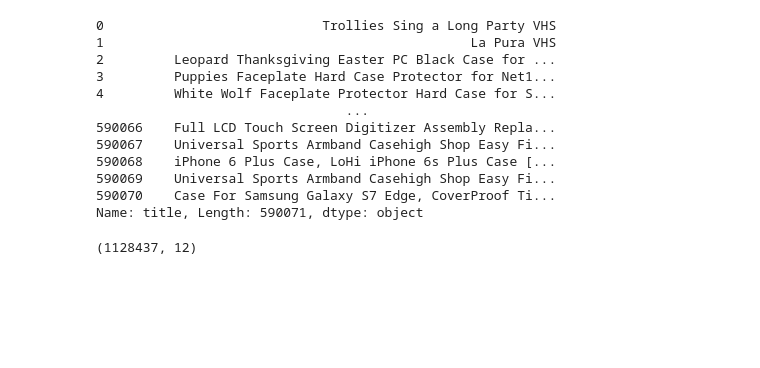
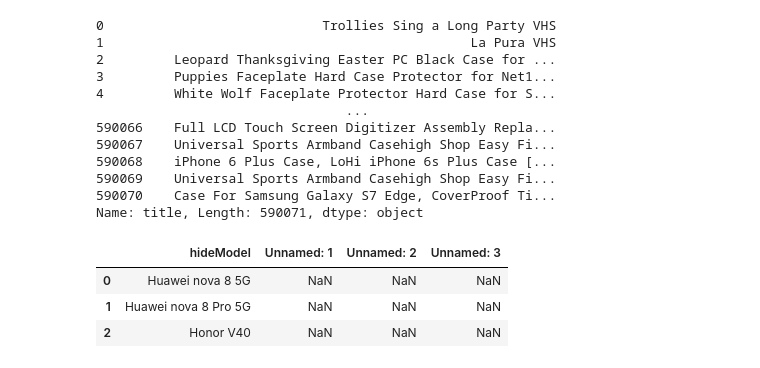
Before and after one commit to arjunjanamatti/recommend_system, a Jupyter notebook: youtube_videos/form_data.ipynb, the cells around one changed output. Saved outputs shown, nothing was run; the diff lists cells and outputs as text; code cells hidden in the pictures; blank space fills up the shorter version.

Commit message:
get csv of mobile model names

```diff
--- a/youtube_videos/Untitled.ipynb
+++ b/youtube_videos/form_data.ipynb
@@ -54,7 +54,11 @@ meta_cel_phones.title
 590069    Universal Sports Armband Casehigh Shop Easy Fi...
 590070    Case For Samsung Galaxy S7 Edge, CoverProof Ti...
 Name: title, Length: 590071, dtype: object
-# %%
-cel_phones.shape
-# %% [output]
-(1128437, 12)
+# %%
+mobile_df = pd.read_excel('../Data/mobile_phone_names.xlsx')
+mobile_df.head(3)
+# %% [output]
+|  | hideModel | Unnamed: 1 | Unnamed: 2 | Unnamed: 3 |
+| 0 | Huawei nova 8 5G | NaN | NaN | NaN |
+| 1 | Huawei nova 8 Pro 5G | NaN | NaN | NaN |
+| 2 | Honor V40 | NaN | NaN | NaN |
```
Also changed, not shown: parts of 3 cells of this notebook, 1 other file.
